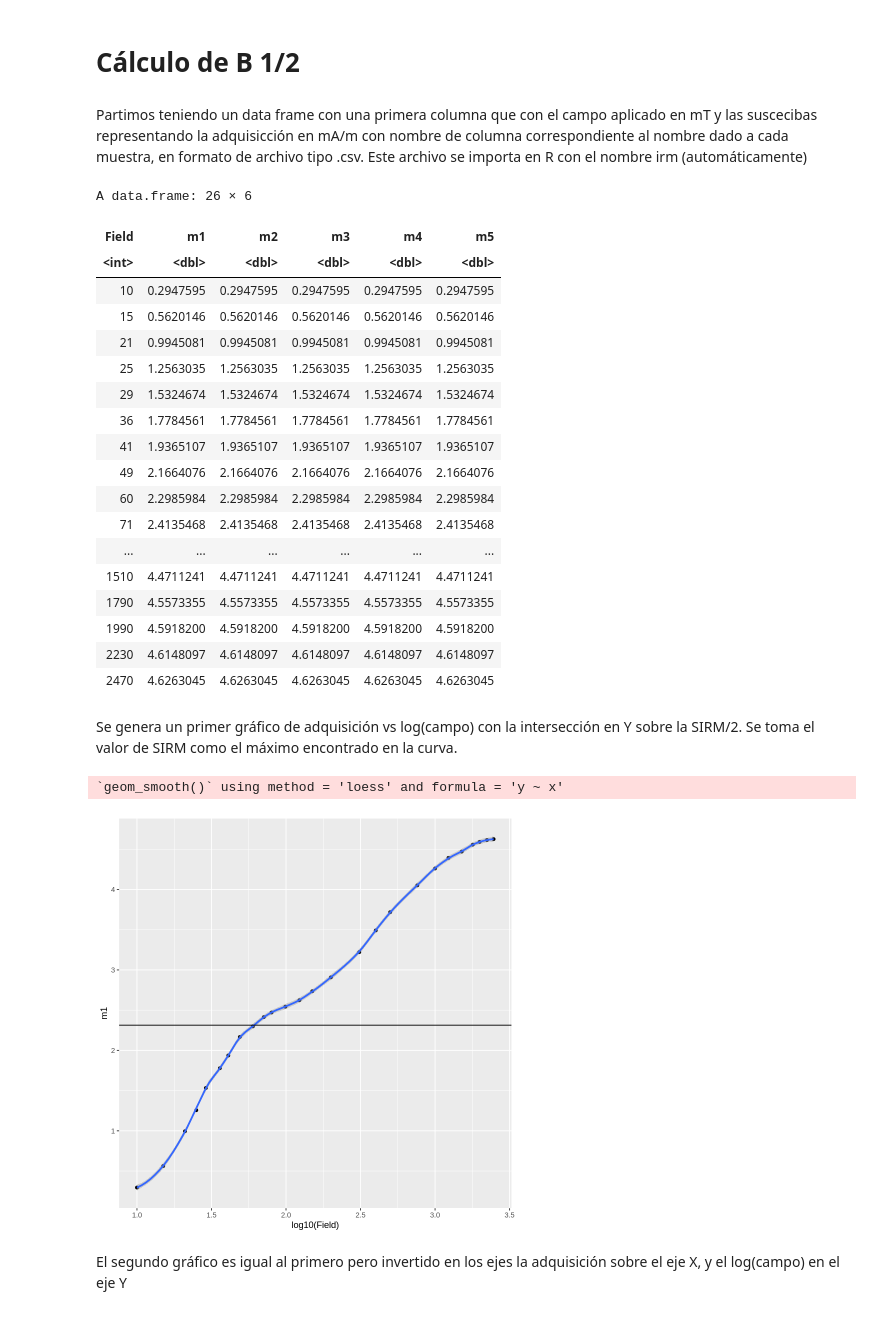
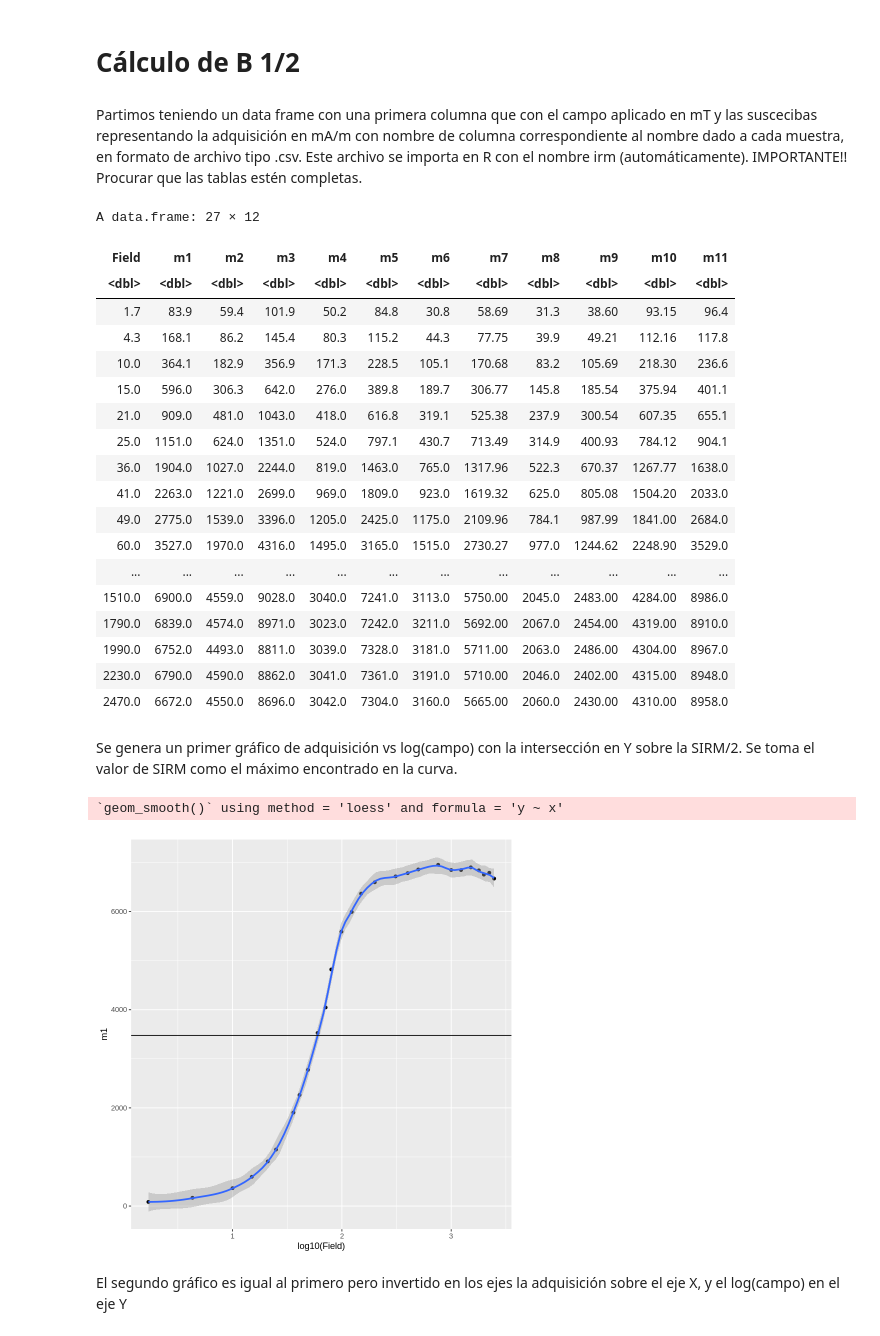
Before and after one commit to jdgargiulo/Lectures, a Jupyter notebook: B_medio_y_H_cr.ipynb, the cells around one changed output. Cells and saved outputs as stored; diff of their text form; code cells hidden in the pictures.

```diff
--- a/B_medio_y_H_cr.ipynb
+++ b/B_medio_y_H_cr.ipynb
@@ -20,46 +9,47 @@ library(tidyverse)
 # %% [markdown]
 # Cálculo de B 1/2
 # %% [markdown]
-Partimos teniendo un data frame con una primera columna que con el campo aplicado en mT y las suscecibas representando la adquisicción en mA/m con nombre de columna correspondiente al nombre dado a cada muestra, en formato de archivo tipo .csv. Este archivo se importa en R con el nombre irm (automáticamente)
+Partimos teniendo un data frame con una primera columna que con el campo aplicado en mT y las suscecibas representando la adquisición en mA/m con nombre de columna correspondiente al nombre dado a cada muestra, en formato de archivo tipo .csv. Este archivo se importa en R con el nombre irm (automáticamente).
+IMPORTANTE!! Procurar que las tablas estén completas.
 # %%
-irm<-read.csv("/content/irm.csv", dec = ",")
+irm<-read.csv("/content/irm.csv")
 # %%
 campo<-irm %>% select(1)
-irm<- irm %>% select(-1)
-colnames(irm) <- paste0("m", 1:ncol(irm))
-irm<-cbind(campo,irm)
+adq<- irm %>% select(-1)
+colnames(adq) <- paste0("m", 1:ncol(adq))
+IRM<-cbind(campo,adq)
 # %%
-View(irm)
+View(IRM)
 # %% [output]
-A data.frame: 26 × 6
+A data.frame: 27 × 12
-| Field | m1 | m2 | m3 | m4 | m5 |
-| <int> | <dbl> | <dbl> | <dbl> | <dbl> | <dbl> |
-| 10 | 0.2947595 | 0.2947595 | 0.2947595 | 0.2947595 | 0.2947595 |
-| 15 | 0.5620146 | 0.5620146 | 0.5620146 | 0.5620146 | 0.5620146 |
-| 21 | 0.9945081 | 0.9945081 | 0.9945081 | 0.9945081 | 0.9945081 |
-| 25 | 1.2563035 | 1.2563035 | 1.2563035 | 1.2563035 | 1.2563035 |
-| 29 | 1.5324674 | 1.5324674 | 1.5324674 | 1.5324674 | 1.5324674 |
-| 36 | 1.7784561 | 1.7784561 | 1.7784561 | 1.7784561 | 1.7784561 |
-| 41 | 1.9365107 | 1.9365107 | 1.9365107 | 1.9365107 | 1.9365107 |
-| 49 | 2.1664076 | 2.1664076 | 2.1664076 | 2.1664076 | 2.1664076 |
-| 60 | 2.2985984 | 2.2985984 | 2.2985984 | 2.2985984 | 2.2985984 |
-| 71 | 2.4135468 | 2.4135468 | 2.4135468 | 2.4135468 | 2.4135468 |
-| ... | ... | ... | ... | ... | ... |
-| 1510 | 4.4711241 | 4.4711241 | 4.4711241 | 4.4711241 | 4.4711241 |
-| 1790 | 4.5573355 | 4.5573355 | 4.5573355 | 4.5573355 | 4.5573355 |
-| 1990 | 4.5918200 | 4.5918200 | 4.5918200 | 4.5918200 | 4.5918200 |
-| 2230 | 4.6148097 | 4.6148097 | 4.6148097 | 4.6148097 | 4.6148097 |
-| 2470 | 4.6263045 | 4.6263045 | 4.6263045 | 4.6263045 | 4.6263045 |
+| Field | m1 | m2 | m3 | m4 | m5 | m6 | m7 | m8 | m9 | m10 | m11 |
+| <dbl> | <dbl> | <dbl> | <dbl> | <dbl> | <dbl> | <dbl> | <dbl> | <dbl> | <dbl> | <dbl> | <dbl> |
+| 1.7 | 83.9 | 59.4 | 101.9 | 50.2 | 84.8 | 30.8 | 58.69 | 31.3 | 38.60 | 93.15 | 96.4 |
+| 4.3 | 168.1 | 86.2 | 145.4 | 80.3 | 115.2 | 44.3 | 77.75 | 39.9 | 49.21 | 112.16 | 117.8 |
+| 10.0 | 364.1 | 182.9 | 356.9 | 171.3 | 228.5 | 105.1 | 170.68 | 83.2 | 105.69 | 218.30 | 236.6 |
+| 15.0 | 596.0 | 306.3 | 642.0 | 276.0 | 389.8 | 189.7 | 306.77 | 145.8 | 185.54 | 375.94 | 401.1 |
+| 21.0 | 909.0 | 481.0 | 1043.0 | 418.0 | 616.8 | 319.1 | 525.38 | 237.9 | 300.54 | 607.35 | 655.1 |
+| 25.0 | 1151.0 | 624.0 | 1351.0 | 524.0 | 797.1 | 430.7 | 713.49 | 314.9 | 400.93 | 784.12 | 904.1 |
+| 36.0 | 1904.0 | 1027.0 | 2244.0 | 819.0 | 1463.0 | 765.0 | 1317.96 | 522.3 | 670.37 | 1267.77 | 1638.0 |
+| 41.0 | 2263.0 | 1221.0 | 2699.0 | 969.0 | 1809.0 | 923.0 | 1619.32 | 625.0 | 805.08 | 1504.20 | 2033.0 |
+| 49.0 | 2775.0 | 1539.0 | 3396.0 | 1205.0 | 2425.0 | 1175.0 | 2109.96 | 784.1 | 987.99 | 1841.00 | 2684.0 |
+| 60.0 | 3527.0 | 1970.0 | 4316.0 | 1495.0 | 3165.0 | 1515.0 | 2730.27 | 977.0 | 1244.62 | 2248.90 | 3529.0 |
+| ... | ... | ... | ... | ... | ... | ... | ... | ... | ... | ... | ... |
+| 1510.0 | 6900.0 | 4559.0 | 9028.0 | 3040.0 | 7241.0 | 3113.0 | 5750.00 | 2045.0 | 2483.00 | 4284.00 | 8986.0 |
+| 1790.0 | 6839.0 | 4574.0 | 8971.0 | 3023.0 | 7242.0 | 3211.0 | 5692.00 | 2067.0 | 2454.00 | 4319.00 | 8910.0 |
+| 1990.0 | 6752.0 | 4493.0 | 8811.0 | 3039.0 | 7328.0 | 3181.0 | 5711.00 | 2063.0 | 2486.00 | 4304.00 | 8967.0 |
+| 2230.0 | 6790.0 | 4590.0 | 8862.0 | 3041.0 | 7361.0 | 3191.0 | 5710.00 | 2046.0 | 2402.00 | 4315.00 | 8948.0 |
+| 2470.0 | 6672.0 | 4550.0 | 8696.0 | 3042.0 | 7304.0 | 3160.0 | 5665.00 | 2060.0 | 2430.00 | 4310.00 | 8958.0 |
 # %% [markdown]
 Se genera un primer gráfico de adquisición vs log(campo) con la intersección en Y sobre la SIRM/2. Se toma el valor de SIRM como el máximo encontrado en la curva.
 # %%
-irm %>% ggplot(aes(x=log10(Field), y=m1)) +
+IRM %>% ggplot(aes(x=log10(Field), y=m1)) +
   geom_point() +
   geom_smooth(span=0.2)+
-  geom_hline(yintercept = max(irm$m1)/2)
+  geom_hline(yintercept = max(irm[2])/2)
 # %% [output]
 `geom_smooth()` using method = 'loess' and formula = 'y ~ x'
-[figure, old version]
+[figure, new version]
 # %% [markdown]
 El segundo gráfico es igual al primero pero invertido en los ejes la adquisición sobre el eje X, y el log(campo) en el eje Y
 # %%
```
Also changed, not shown: parts of 22 cells of this notebook.
